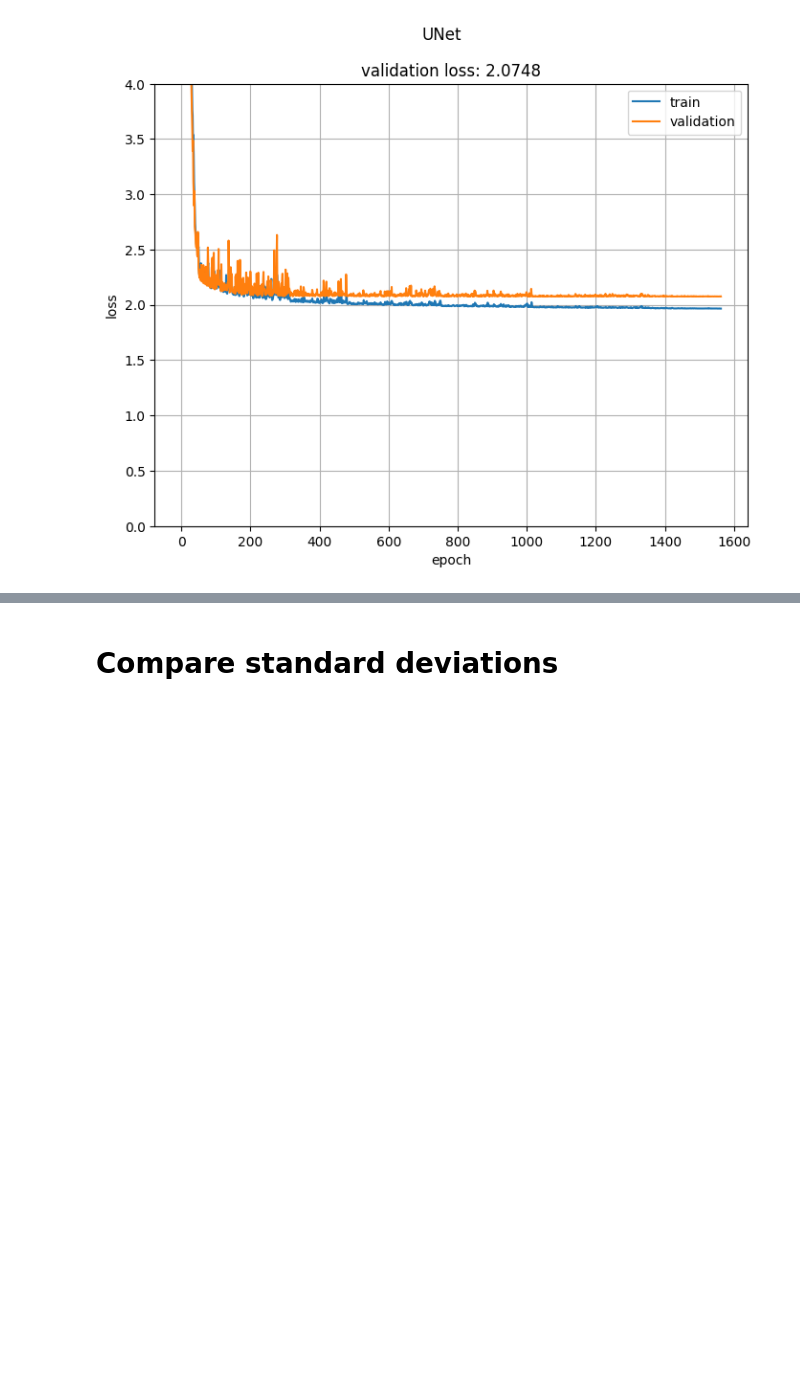
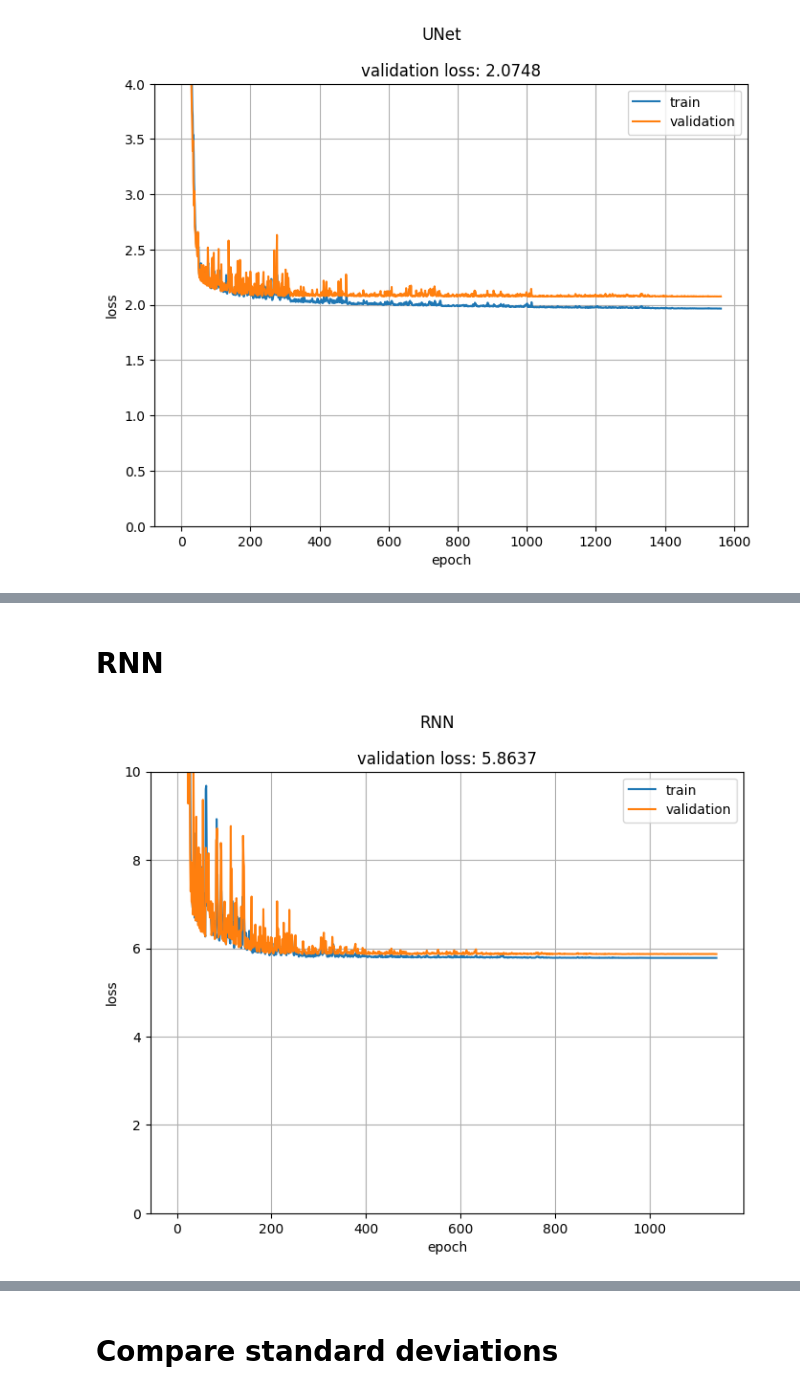
Before and after one commit to MatiXOfficial/pps-timing-ml, a Jupyter notebook: notebooks/neural_networks/basic_tests.ipynb, the cells around one changed output, grey strips where cells are left out. Cells and saved outputs as stored; diff of their text form; code cells hidden in the pictures; blank space fills up the shorter version.

```diff
--- a/notebooks/neural_networks/basic_tests.ipynb
+++ b/notebooks/neural_networks/basic_tests.ipynb
@@ -294 +294,17 @@ std_5 = plot_difference_hist(y_val, y_pred, PLANE, CHANNEL)
 [figure]
+# %% [markdown]
+# RNN
+# %%
+rnn_name = model_name = 'RNN'
+model = keras.Sequential([
+    layers.Input(24),
+    layers.Reshape((-1, 1)),
+
+    layers.LSTM(128, return_sequences=True),
+    layers.LSTM(64, return_sequences=True),
+    layers.LSTM(32),
+
+    layers.Dense(1)
+])
+
+history = train_model(model, model_name, lr=0.01, train=False, n_epochs=3000, lr_patience=50, es_patience=400, loss_weights=1000)
@@ -294,0 +313,4 @@ std_5 = plot_difference_hist(y_val, y_pred, PLANE, CHANNEL)
+# %%
+plot_history(history, model_name, ymax=10)
+# %% [output]
+[figure, added]
```
Also changed, not shown: parts of 7 cells of this notebook, 5 other files.
